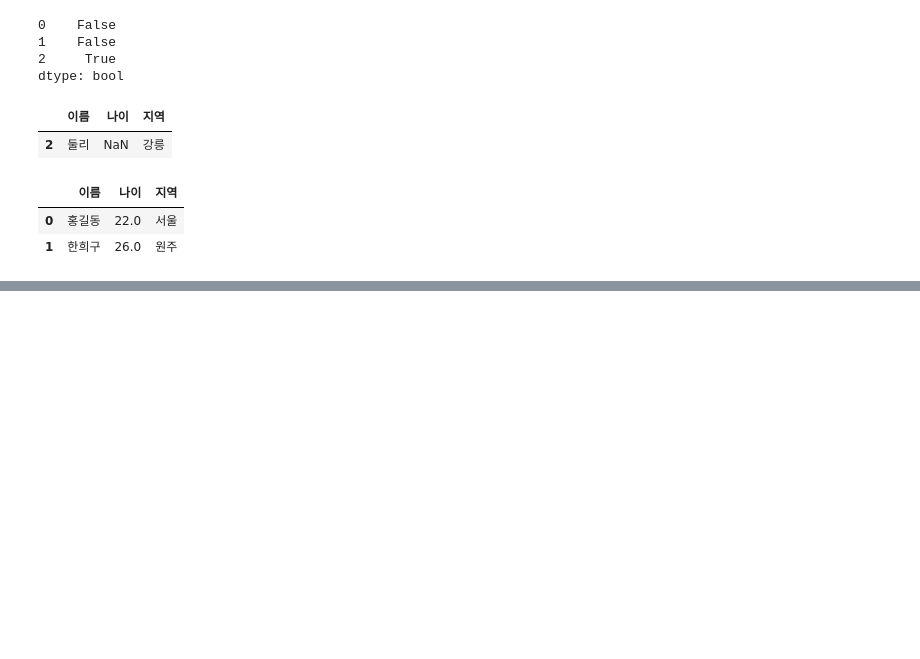
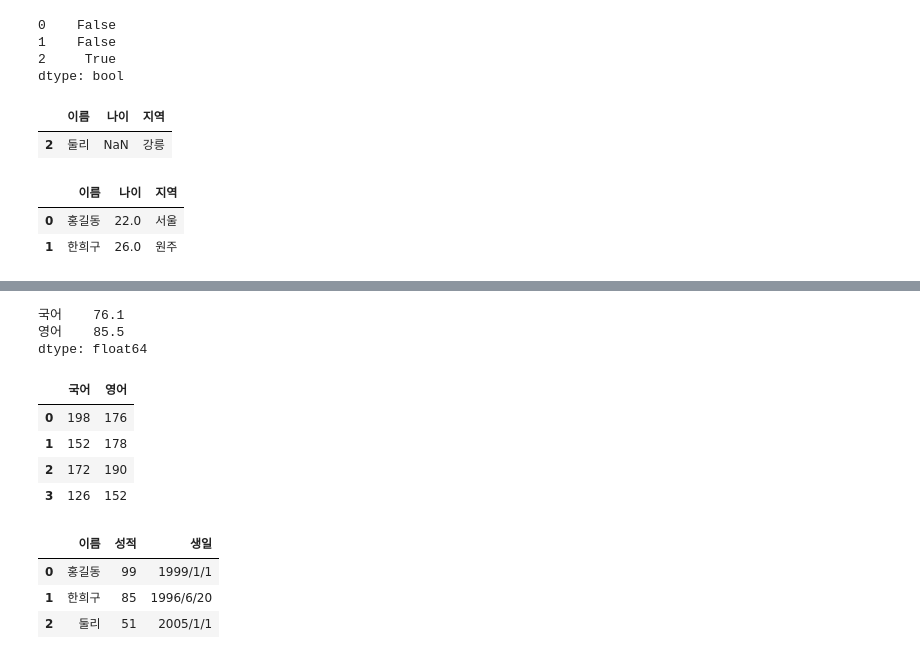
Before and after one commit to Heegu-han/AI, a Jupyter notebook: day_13/day_13.ipynb, the cells around one changed output, grey strips where cells are left out. Saved outputs shown, nothing was run; the diff lists cells and outputs as text; code cells hidden in the pictures; blank space fills up the shorter version.

```diff
--- a/day_13/day_13.ipynb
+++ b/day_13/day_13.ipynb
@@ -290,0 +325,26 @@ data[data.notnull().all(1)]
+# %%
+w=[0.1,0.2,0.3,0.4]
+data[['국어','영어']].apply(lambda col:(col*w).sum())
+# %% [output]
+국어    76.1
+영어    85.5
+dtype: float64
+# %%
+data[['국어','영어']].applymap(lambda x: x*2)
+# %% [output]
+|  | 국어 | 영어 |
+| 0 | 198 | 176 |
+| 1 | 152 | 178 |
+| 2 | 172 | 190 |
+| 3 | 126 | 152 |
+# %%
+data = pd.DataFrame([['홍길동',99,'1999/1/1'],
+                    ['한희구',85,'1996/6/20'],
+                    ['둘리',51,'2005/1/1']],
+                   columns=['이름','성적','생일'])
+data
+# %% [output]
+|  | 이름 | 성적 | 생일 |
+| 0 | 홍길동 | 99 | 1999/1/1 |
+| 1 | 한희구 | 85 | 1996/6/20 |
+| 2 | 둘리 | 51 | 2005/1/1 |
```
Also changed, not shown: parts of 5 cells of this notebook.
